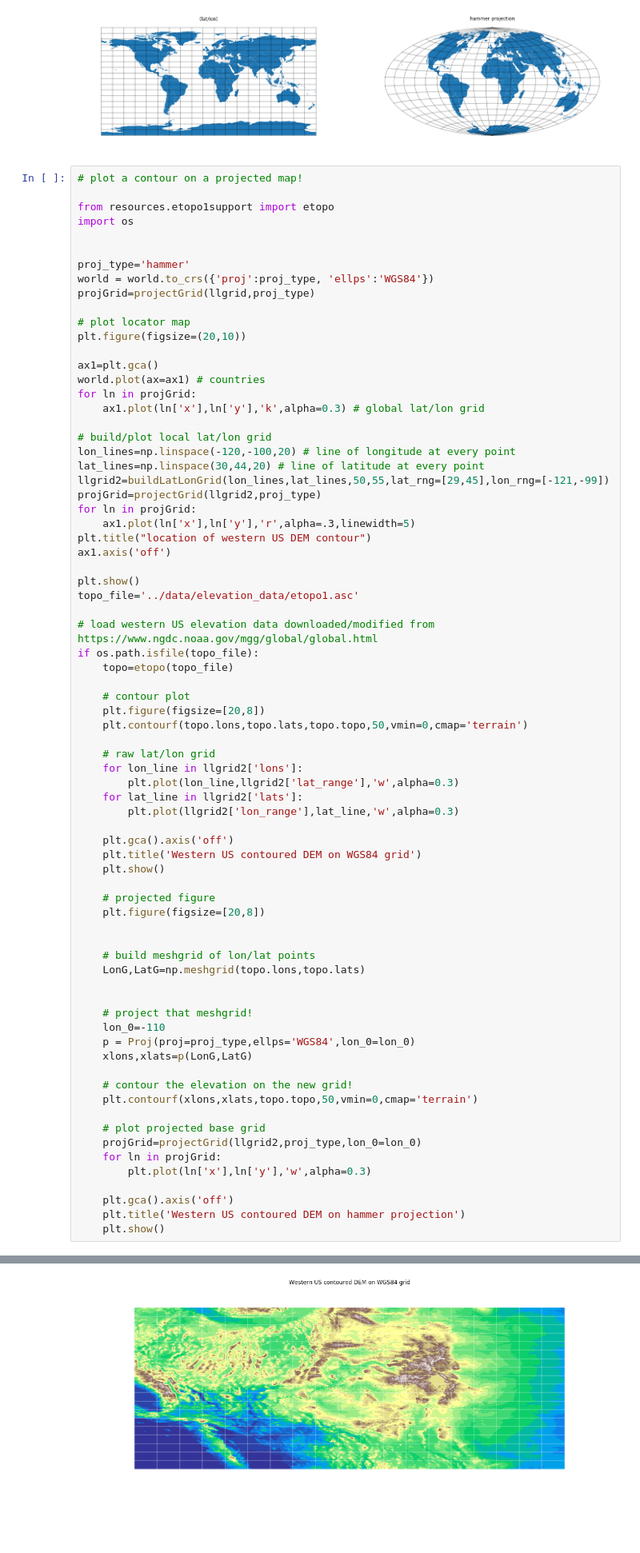
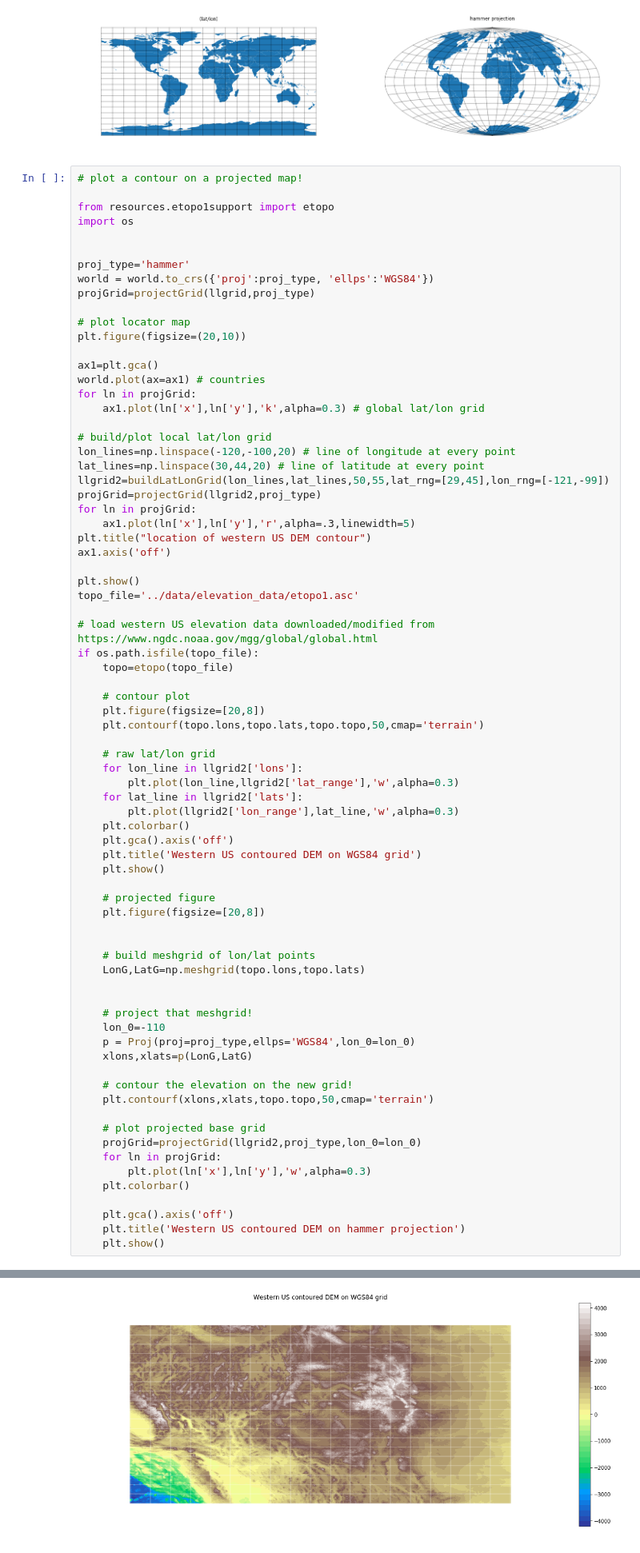
Before and after one commit to chrishavlin/learning_shapefiles, a Jupyter notebook: src/map_projections.ipynb, the cells around one changed output, grey strips where cells are left out. Shown at 80% size. Drawn from its saved outputs; the diff is of its cells as text; blank space fills up the shorter version.

Commit message:
map projections colorbar

```diff
--- a/src/map_projections.ipynb
+++ b/src/map_projections.ipynb
@@ -191,14 +191,14 @@ if os.path.isfile(topo_file):
 
     # contour plot
     plt.figure(figsize=[20,8])
-    plt.contourf(topo.lons,topo.lats,topo.topo,50,vmin=0,cmap='terrain')
+    plt.contourf(topo.lons,topo.lats,topo.topo,50,cmap='terrain')
 
     # raw lat/lon grid
     for lon_line in llgrid2['lons']:
         plt.plot(lon_line,llgrid2['lat_range'],'w',alpha=0.3)
     for lat_line in llgrid2['lats']:
         plt.plot(llgrid2['lon_range'],lat_line,'w',alpha=0.3)
-
+    plt.colorbar()
     plt.gca().axis('off')
     plt.title('Western US contoured DEM on WGS84 grid')
     plt.show()
@@ -217,12 +217,13 @@ if os.path.isfile(topo_file):
     xlons,xlats=p(LonG,LatG)
 
     # contour the elevation on the new grid!
-    plt.contourf(xlons,xlats,topo.topo,50,vmin=0,cmap='terrain')
+    plt.contourf(xlons,xlats,topo.topo,50,cmap='terrain')
 
     # plot projected base grid
     projGrid=projectGrid(llgrid2,proj_type,lon_0=lon_0)
     for ln in projGrid:
         plt.plot(ln['x'],ln['y'],'w',alpha=0.3)
+    plt.colorbar()
 
     plt.gca().axis('off')
     plt.title('Western US contoured DEM on hammer projection')
@@ -232 +233 @@ if os.path.isfile(topo_file):
-[figure, old version]
+[figure, new version]
```
Also changed, not shown: parts of 1 cell of this notebook.
